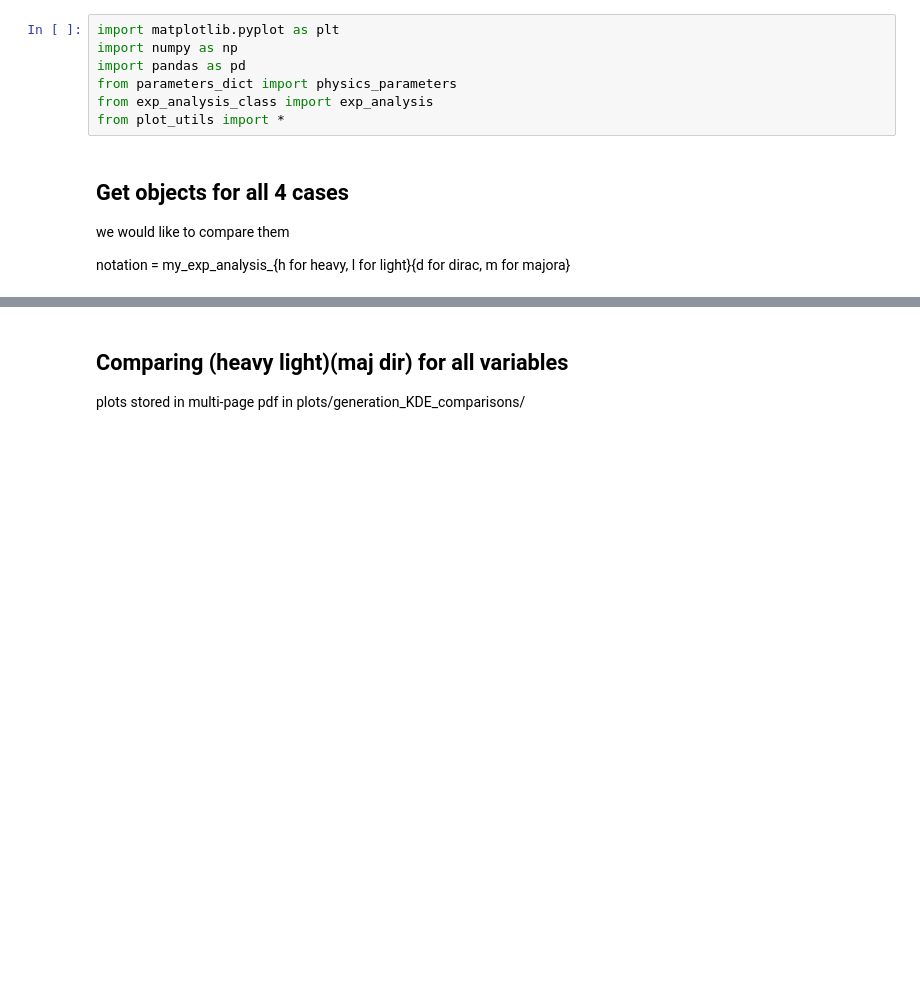
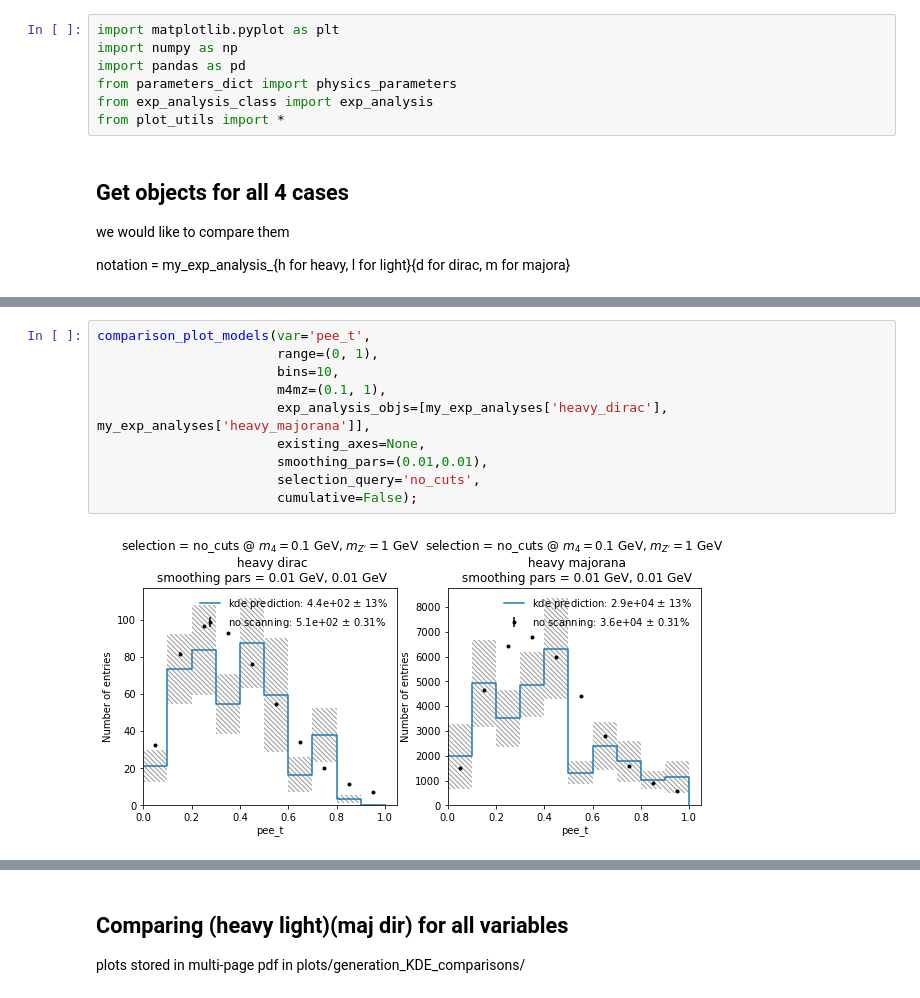
Before and after one commit to mhostert/dark-neutrinos-at-T2K, a Jupyter notebook: exp_analysis/3_comparison_observables.ipynb, the cells around one changed output, grey strips where cells are left out. Saved outputs shown, nothing was run; the diff lists cells and outputs as text; blank space fills up the shorter version.

```diff
--- a/exp_analysis/3_comparison_observables.ipynb
+++ b/exp_analysis/3_comparison_observables.ipynb
@@ -53,0 +68,12 @@ my_exp_analysis_lm.load_grid_dfs()
+# %%
+comparison_plot_models(var='pee_t',
+                       range=(0, 1),
+                       bins=10,
+                       m4mz=(0.1, 1),
+                       exp_analysis_objs=[my_exp_analyses['heavy_dirac'], my_exp_analyses['heavy_majorana']],
+                       existing_axes=None,
+                       smoothing_pars=(0.01,0.01),
+                       selection_query='no_cuts',
+                       cumulative=False);
+# %% [output]
+[figure, added]
```
Also changed, not shown: parts of 29 cells of this notebook, 4 other files.
